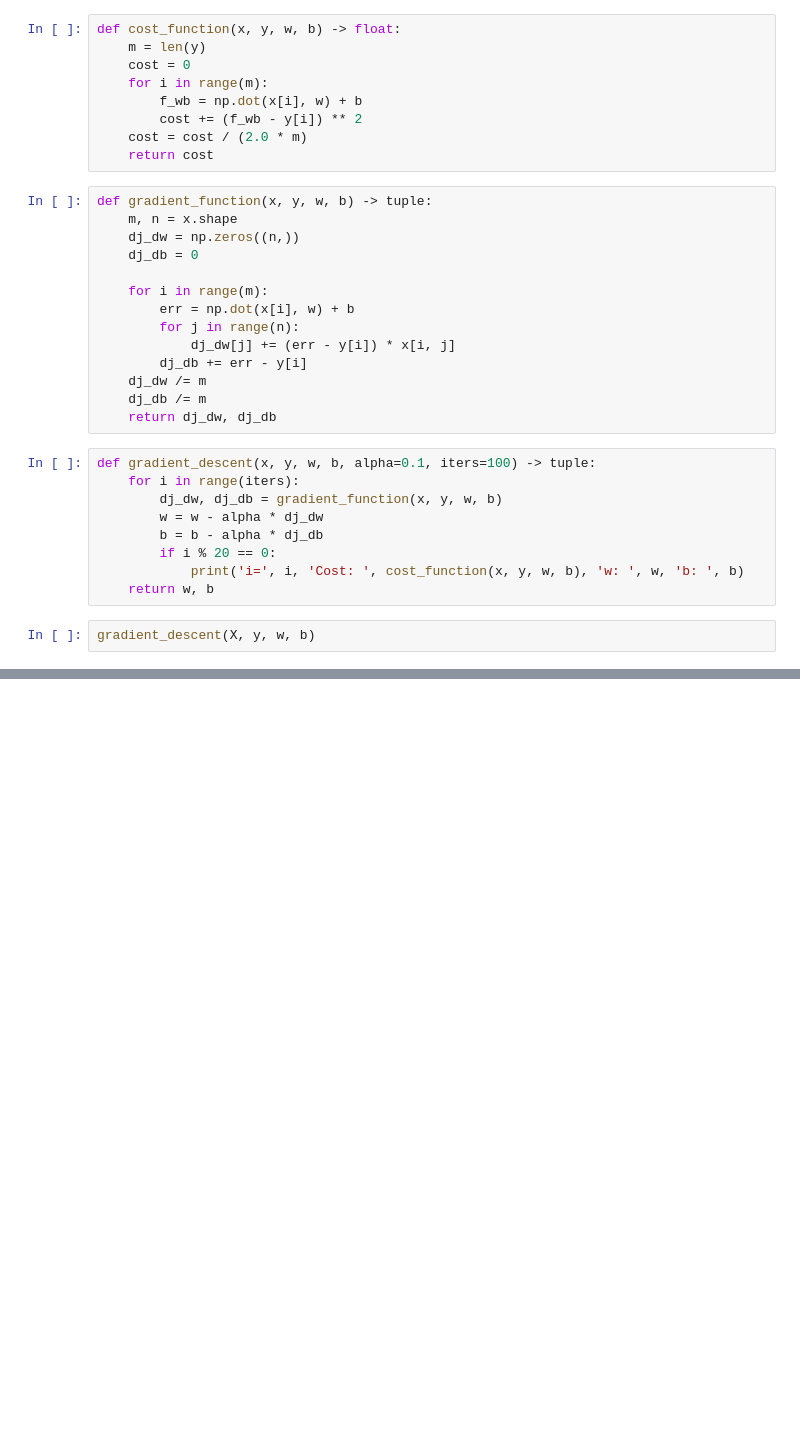
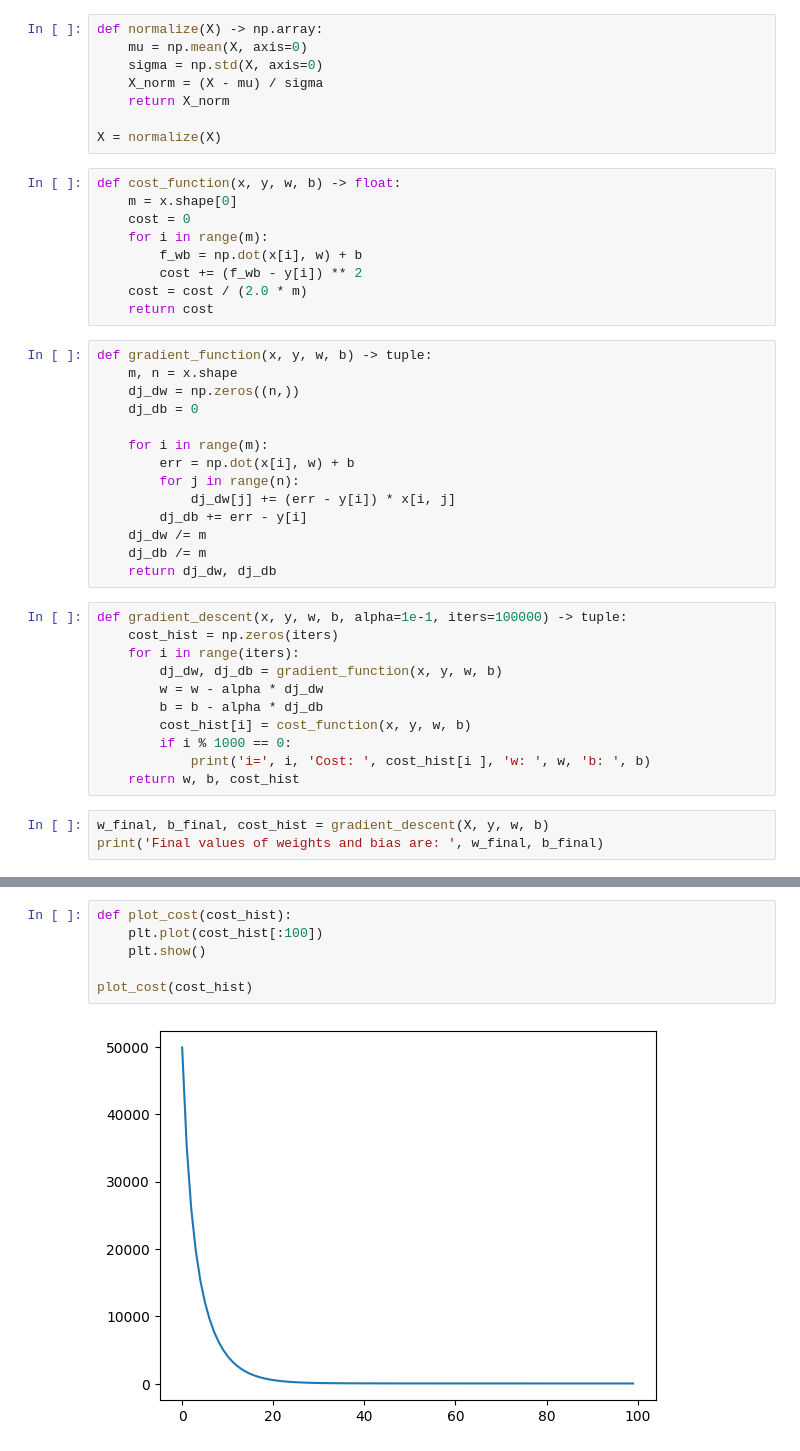
Before and after one commit to ChiragVaghela10/machine_learning_course, a Jupyter notebook: Course1Week2/practice.ipynb, the cells around one changed output, grey strips where cells are left out. Drawn from its saved outputs; the diff is of its cells as text; blank space fills up the shorter version.

```diff
--- a/Course1Week2/practice.ipynb
+++ b/Course1Week2/practice.ipynb
@@ -22,6 +12,14 @@ print(X)
+# %%
+def normalize(X) -> np.array:
+    mu = np.mean(X, axis=0)
+    sigma = np.std(X, axis=0)
+    X_norm = (X - mu) / sigma
+    return X_norm
+
+X = normalize(X)
 # %%
 def cost_function(x, y, w, b) -> float:
-    m = len(y)
+    m = x.shape[0]
     cost = 0
     for i in range(m):
         f_wb = np.dot(x[i], w) + b
@@ -43,14 +41,17 @@ def gradient_function(x, y, w, b) -> tuple:
     dj_db /= m
     return dj_dw, dj_db
 # %%
-def gradient_descent(x, y, w, b, alpha=0.1, iters=100) -> tuple:
+def gradient_descent(x, y, w, b, alpha=1e-1, iters=100000) -> tuple:
+    cost_hist = np.zeros(iters)
     for i in range(iters):
         dj_dw, dj_db = gradient_function(x, y, w, b)
         w = w - alpha * dj_dw
         b = b - alpha * dj_db
-        if i % 20 == 0:
-            print('i=', i, 'Cost: ', cost_function(x, y, w, b), 'w: ', w, 'b: ', b)
-    return w, b
+        cost_hist[i] = cost_function(x, y, w, b)
+        if i % 1000 == 0:
+            print('i=', i, 'Cost: ', cost_hist[i ], 'w: ', w, 'b: ', b)
+    return w, b, cost_hist
 # %%
-gradient_descent(X, y, w, b)
+w_final, b_final, cost_hist = gradient_descent(X, y, w, b)
+print('Final values of weights and bias are: ', w_final, b_final)
 # %% [output]
@@ -63,0 +75,8 @@ i= 80 Cost:  2.965197350032715e+46 w:  [1.03156764e+22 1.97823562e+22 3.87157158
+# %%
+def plot_cost(cost_hist):
+    plt.plot(cost_hist[:100])
+    plt.show()
+
+plot_cost(cost_hist)
+# %% [output]
+[figure, added]
```
Also changed, not shown: parts of 5 cells of this notebook, 1 other file.
